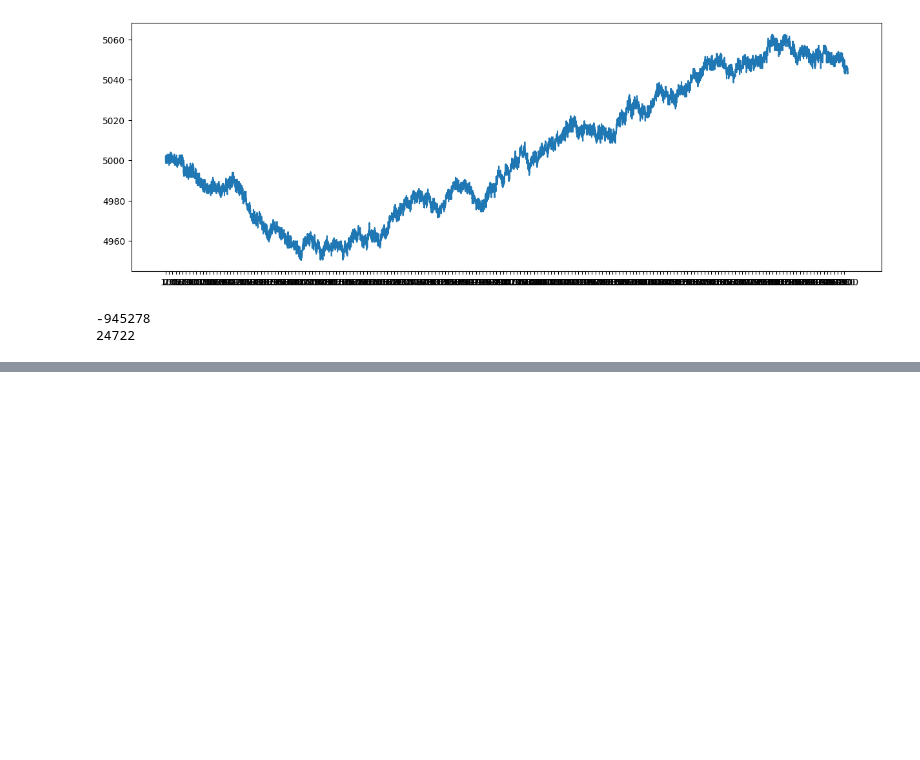
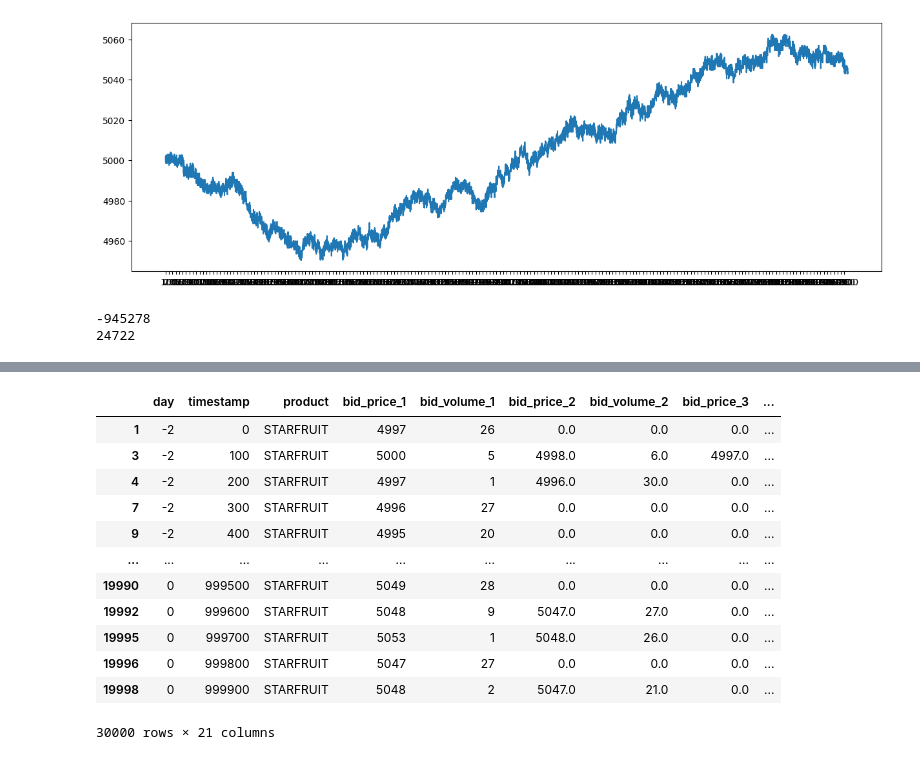
Before and after one commit to ShriRadhakrishnan/IMCProsperity2024, a Jupyter notebook: IMC Prosperity/tests.ipynb, the cells around one changed output, grey strips where cells are left out. Cells and saved outputs as stored; diff of their text form; code cells hidden in the pictures; blank space fills up the shorter version.

Commit message:
Starfruit trading strategy started

```diff
--- a/IMC Prosperity/tests.ipynb
+++ b/IMC Prosperity/tests.ipynb
@@ -196,0 +212,18 @@ print(holding * mean + profit)
+# %%
+STARFRUIT['10-day-SMA'] = STARFRUIT['mid_price'].rolling(window=10).mean()
+STARFRUIT['100-day-SMA'] = STARFRUIT['mid_price'].rolling(window=100).mean()
+STARFRUIT
+# %% [output]
+|  | day | timestamp | product | bid_price_1 | bid_volume_1 | bid_price_2 | bid_volume_2 | bid_price_3 | ... |
+| 1 | -2 | 0 | STARFRUIT | 4997 | 26 | 0.0 | 0.0 | 0.0 | ... |
+| 3 | -2 | 100 | STARFRUIT | 5000 | 5 | 4998.0 | 6.0 | 4997.0 | ... |
+| 4 | -2 | 200 | STARFRUIT | 4997 | 1 | 4996.0 | 30.0 | 0.0 | ... |
+| 7 | -2 | 300 | STARFRUIT | 4996 | 27 | 0.0 | 0.0 | 0.0 | ... |
+| 9 | -2 | 400 | STARFRUIT | 4995 | 20 | 0.0 | 0.0 | 0.0 | ... |
+| ... | ... | ... | ... | ... | ... | ... | ... | ... | ... |
+| 19990 | 0 | 999500 | STARFRUIT | 5049 | 28 | 0.0 | 0.0 | 0.0 | ... |
+| 19992 | 0 | 999600 | STARFRUIT | 5048 | 9 | 5047.0 | 27.0 | 0.0 | ... |
+| 19995 | 0 | 999700 | STARFRUIT | 5053 | 1 | 5048.0 | 26.0 | 0.0 | ... |
+| 19996 | 0 | 999800 | STARFRUIT | 5047 | 27 | 0.0 | 0.0 | 0.0 | ... |
+| 19998 | 0 | 999900 | STARFRUIT | 5048 | 2 | 5047.0 | 21.0 | 0.0 | ... |
+30000 rows × 21 columns
```
Also changed, not shown: parts of 3 cells of this notebook, 2 other files.
